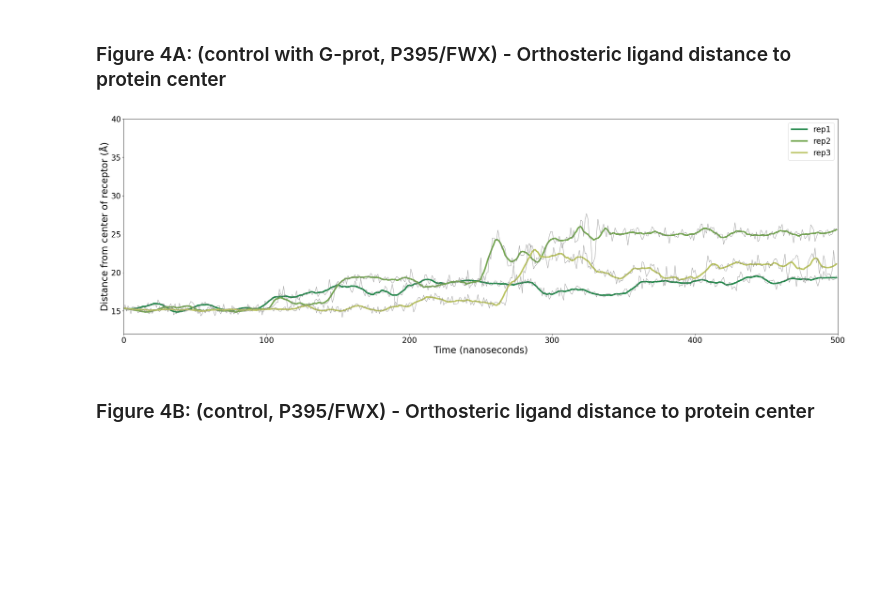
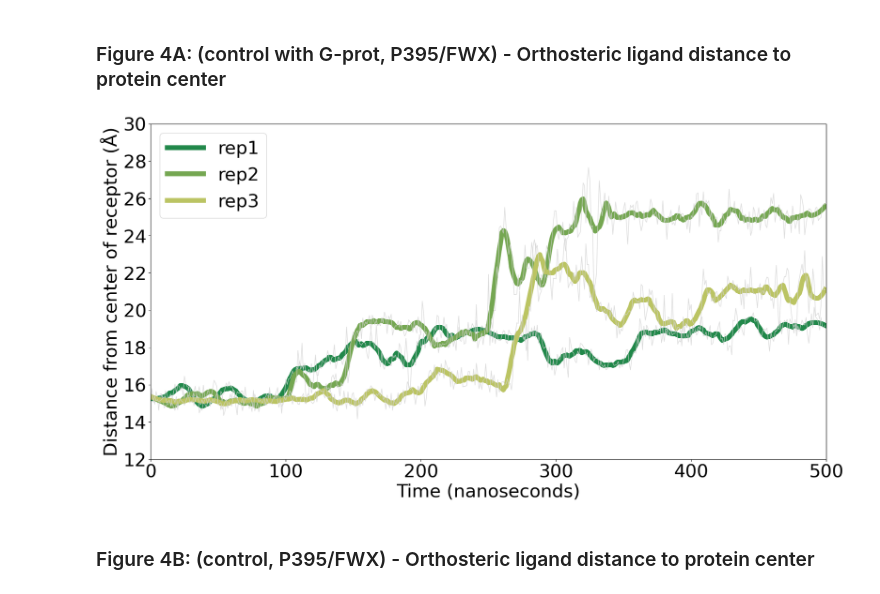
Before and after one commit to mariagiovannaeva/TGR5-md, a Jupyter notebook: AnalysisNotebook_DiscoveryAndCharacterizationOfSmallMoleculesTGR5LigandsWithAgonisticActivity.ipynb, the cells around one changed output. Saved outputs shown, nothing was run; the diff lists cells and outputs as text; code cells hidden in the pictures; blank space fills up the shorter version.

```diff
--- a/AnalysisNotebook_DiscoveryAndCharacterizationOfSmallMoleculesTGR5LigandsWithAgonisticActivity.ipynb
+++ b/AnalysisNotebook_DiscoveryAndCharacterizationOfSmallMoleculesTGR5LigandsWithAgonisticActivity.ipynb
@@ -100,7 +100,7 @@ def plot_distances(pdb_files, dcd_files, selections, output_file, title, colors=
     - None: The plot is saved to the specified output file.
     """
     # Set the figure size
-    plt.figure(figsize=(33, 10))
+    plt.figure(figsize=(20, 10))
 
     # Loop through each trajectory
     for i in range(len(pdb_files)):
@@ -116,19 +116,19 @@ def plot_distances(pdb_files, dcd_files, selections, output_file, title, colors=
         color = colors[i] if colors else None
 
         # Plot the smoothed distances with a thicker line
-        plt.plot(frames, smooth(arr, window_size=20, order=2), label=f"rep{i+1}", linewidth=4, color=color)
+        plt.plot(frames, smooth(arr, window_size=20, order=2), label=f"rep{i+1}", linewidth=8, color=color)
 
         # Plot the original distances with a thinner gray line
-        plt.plot(frames, arr, linewidth=1, color='gray', alpha=0.8)
+        plt.plot(frames, arr, linewidth=1, color='lightgray', alpha=0.8)
 
     # Set plot properties
-    plt.title(title, fontsize=32)
-    plt.xlabel('Time (nanoseconds)', fontsize=24)
-    plt.ylabel('Distance from center of receptor (Å)', fontsize=24)
-    plt.yticks(fontsize=20)
-    plt.xticks(fontsize=20)
-    plt.legend(fontsize=20)
-    plt.ylim([12, 40])
+    plt.title(title, fontsize=30)
+    plt.xlabel('Time (nanoseconds)', fontsize=30)
+    plt.ylabel('Distance from center of receptor (Å)', fontsize=30)
+    plt.yticks(fontsize=30)
+    plt.xticks(fontsize=30)
+    plt.legend(fontsize=30)
+    plt.ylim([12, 30])
     plt.xlim([0, 500])
 
     # Save the plot to the specified output file
@@ -213,9 +213,9 @@ def save_plot(title, xlabel, ylabel, ylim, xlim, yticks_fontsize, xticks_fontsiz
     - legend_fontsize (int): Font size for the legend.
     - output_file (str): File path to save the plot.
     """
-    plt.title(title, fontsize=32)
-    plt.xlabel(xlabel, fontsize=24)
-    plt.ylabel(ylabel, fontsize=24)
+    plt.title(title, fontsize=30)
+    plt.xlabel(xlabel, fontsize=30)
+    plt.ylabel(ylabel, fontsize=30)
     plt.ylim(ylim)
     plt.xlim(xlim)
     plt.yticks(fontsize=yticks_fontsize)
@@ -236,7 +236,7 @@ def plot_coordination(pdb_files, dcd_files, selections, output_file, title, colo
     - title (str): Title of the plot.
     - colors (list or None): List of colors for each trajectory plot. If None, default colors will be used.
     """
-    plt.figure(figsize=(33, 10))
+    plt.figure(figsize=(20, 10))
 
     for i in range(len(pdb_files)):
         PDB = pdb_files[i]
@@ -252,9 +252,9 @@ def plot_coordination(pdb_files, dcd_files, selections, output_file, title, colo
 
         color = colors[i] if colors else None
         # Plot the smoothed distances with a thicker line
-        plt.plot(frames, smooth(contacts_column, window_size=20, order=2), label=f"rep{i+1}", linewidth=4, color=color)
+        plt.plot(frames, smooth(contacts_column, window_size=20, order=2), label=f"rep{i+1}", linewidth=8, color=color)
         # Plot the original distances with a thinner gray line
-        plt.plot(frames, contacts_column, linewidth=1, color='gray', alpha=0.8)
+        plt.plot(frames, contacts_column, linewidth=1, color='lightgray', alpha=0.8)
 
     # Save the plot with specified properties
     save_plot(title, 'Time (nanoseconds)',
@@ -273,27 +273,27 @@ The user has to modify:
 ### Figure 4A: (control with G-prot, P395/FWX) - Orthosteric ligand distance to protein center
 # %%
 # List of PDB file paths for each trajectory
-pdb_files = ["SYSA/structure.pdb", "SYSA/structure.pdb", "SYSA/structure.pdb"]
+pdb_files = ["SYS1/centered_protein.pdb", "SYS1/centered_protein.pdb", "SYS1/centered_protein.pdb"]
 
 # List of DCD/XTC file paths for each trajectory
-dcd_files = ["SYSA/wrapped_A_7cfm_1_all_str_10.dcd", "SYSA/wrapped_A_7cfm_2_all_str_10.dcd", "SYSA/wrapped_A_7cfm_3_all_str_10.dcd"]
+dcd_files = ["SYS1/rep1.dcd", "SYS1/rep2.dcd", "SYS1/rep3.dcd"]
 
 # List of tuples, each containing two strings specifying the atom selections for distance calculation
-selections = [('segid PROF and name CA', 'chainID O')] * 3
+selections = [('segid PROF and name CA', 'chainID L')] * 3
 
 # Output file path to save the generated plot
 output_file = "figure4A.pdf"
 
 # Title of the plot
 title = ""
 
 # List of colors for each trajectory plot
 colors = ["#21884A", "#75A752", "#BBC463"]
 
 # Call the plot_distances function with the specified parameters
 plot_distances(pdb_files, dcd_files, selections, output_file, title, colors)
 # %% [output]
-[figure, old version]
+[figure, new version]
 # %% [markdown]
 ### Figure 4B: (control, P395/FWX) - Orthosteric ligand distance to protein center
 # %%
```
Also changed, not shown: parts of 10 cells of this notebook.
